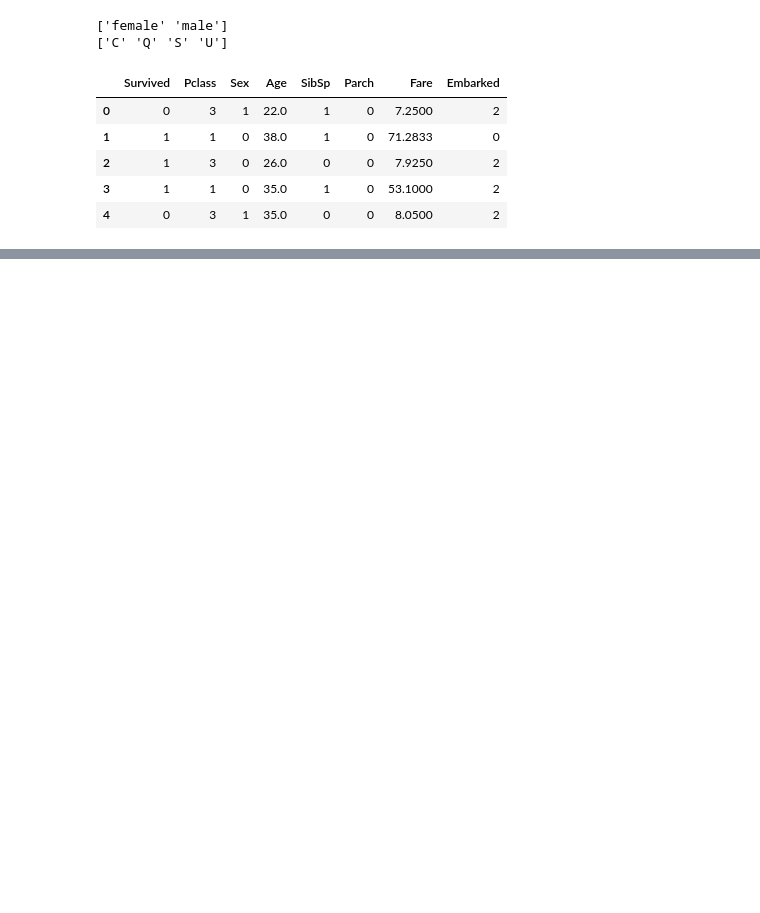
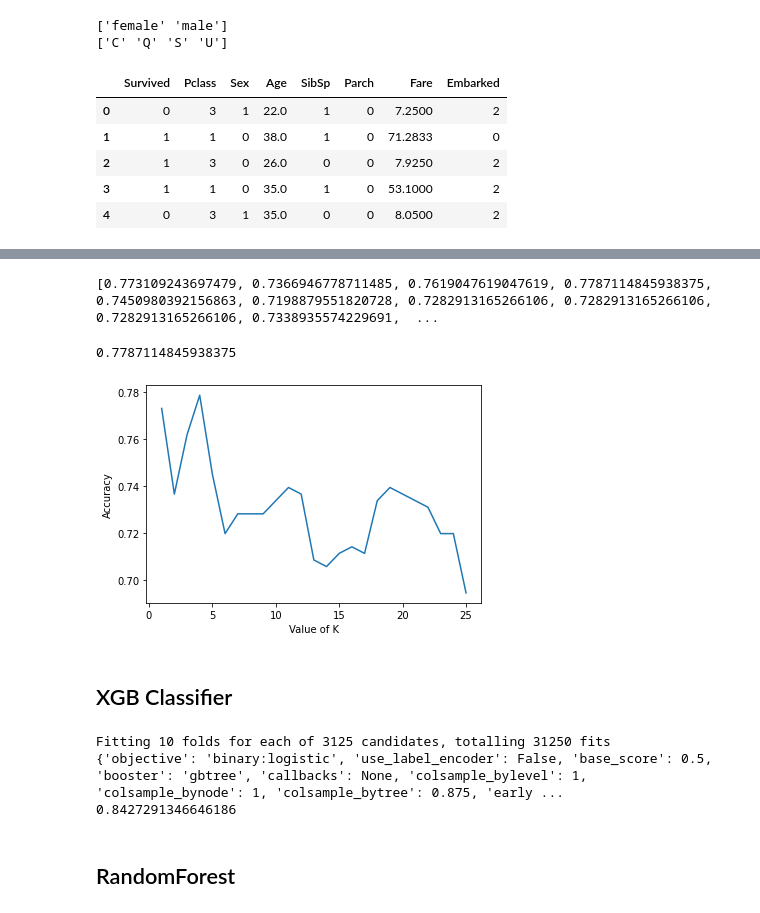
Before and after one commit to dinhjohnny/Kaggle-Titanic-Competition, a Jupyter notebook: Kaggle Competition.ipynb, the cells around one changed output, grey strips where cells are left out. Drawn from its saved outputs; the diff is of its cells as text; code cells hidden in the pictures; blank space fills up the shorter version.

```diff
--- a/Kaggle Competition.ipynb
+++ b/Kaggle Competition.ipynb
@@ -78,0 +158,14 @@ df.to_csv("submission.csv", index=False)
+# %%
+from sklearn.preprocessing import LabelEncoder
+labelencoder = LabelEncoder()
+
+df_train_set.iloc[:, 2] = labelencoder.fit_transform(df_train_set.iloc[:, 2].values)
+df_train_set.iloc[:,4] = labelencoder.fit_transform(df_train_set.iloc[:, 4].values)
+
+df_test_set.iloc[:, 2] = labelencoder.fit_transform(df_test_set.iloc[:, 2].values)
+df_test_set.iloc[:, 4] = labelencoder.fit_transform(df_test_set.iloc[:, 4].values)
+# %%
+X = df_train_set.iloc[:, 1:5].values
+Y= df_train_set.iloc[:, 0].values
+# %%
+X_train, X_test, y_train, y_test = train_test_split(X, Y, test_size=0.3, random_state=4)
@@ -78,0 +175,20 @@ df.to_csv("submission.csv", index=False)
+# %%
+k_range = range(1, 26)
+scores = []
+for k in k_range:
+    knn = KNeighborsClassifier(n_neighbors=k)
+    knn.fit(X_train, y_train)
+    y_pred = knn.predict(X_test)
+    scores.append(accuracy_score(y_test, y_pred))
+print(scores)
+# %% [output]
+[0.773109243697479, 0.7366946778711485, 0.7619047619047619, 0.7787114845938375, 0.7450980392156863, 0.7198879551820728, 0.7282913165266106, 0.7282913165266106, 0.7282913165266106, 0.7338935574229691,  ...
+# %%
+import matplotlib.pyplot as plt
+plt.plot(k_range, scores)
+plt.xlabel('Value of K')
+plt.ylabel('Accuracy')
+print(max(scores))
+# %% [output]
+0.7787114845938375
+[figure, added]
@@ -78,0 +207,2 @@ df.to_csv("submission.csv", index=False)
+# %% [markdown]
+## XGB Classifier
@@ -78,0 +231,12 @@ df.to_csv("submission.csv", index=False)
+# %%
+gsXGB.fit(X_train, y_train)
+
+XGB_best = gsXGB.best_estimator_
+print(XGB_best.get_params())
+print(gsXGB.best_score_)
+# %% [output]
+Fitting 10 folds for each of 3125 candidates, totalling 31250 fits
+{'objective': 'binary:logistic', 'use_label_encoder': False, 'base_score': 0.5, 'booster': 'gbtree', 'callbacks': None, 'colsample_bylevel': 1, 'colsample_bynode': 1, 'colsample_bytree': 0.875, 'early ...
+0.8427291346646186
+# %% [markdown]
+## RandomForest
```
Also changed, not shown: parts of 25 cells of this notebook, 3 other files.
